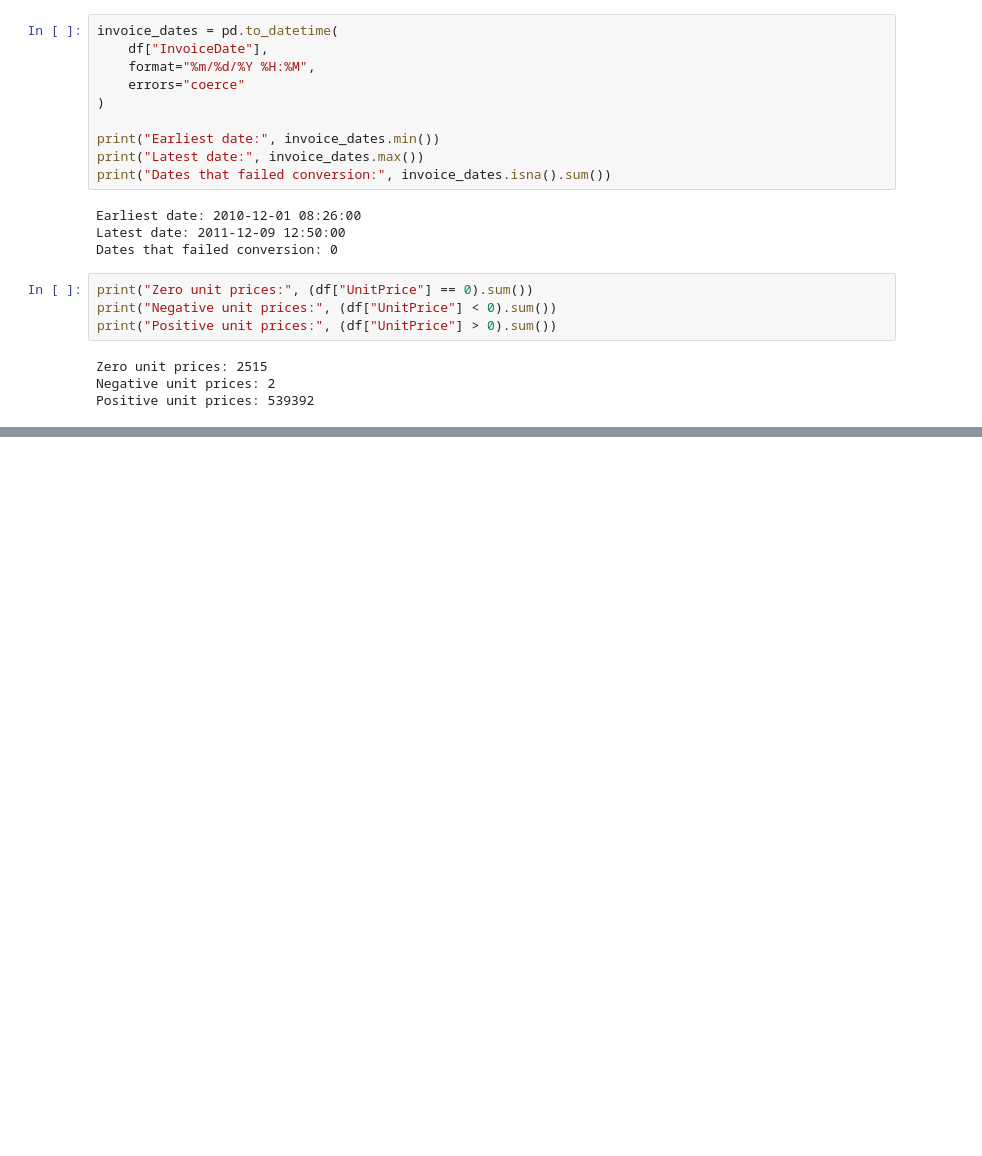
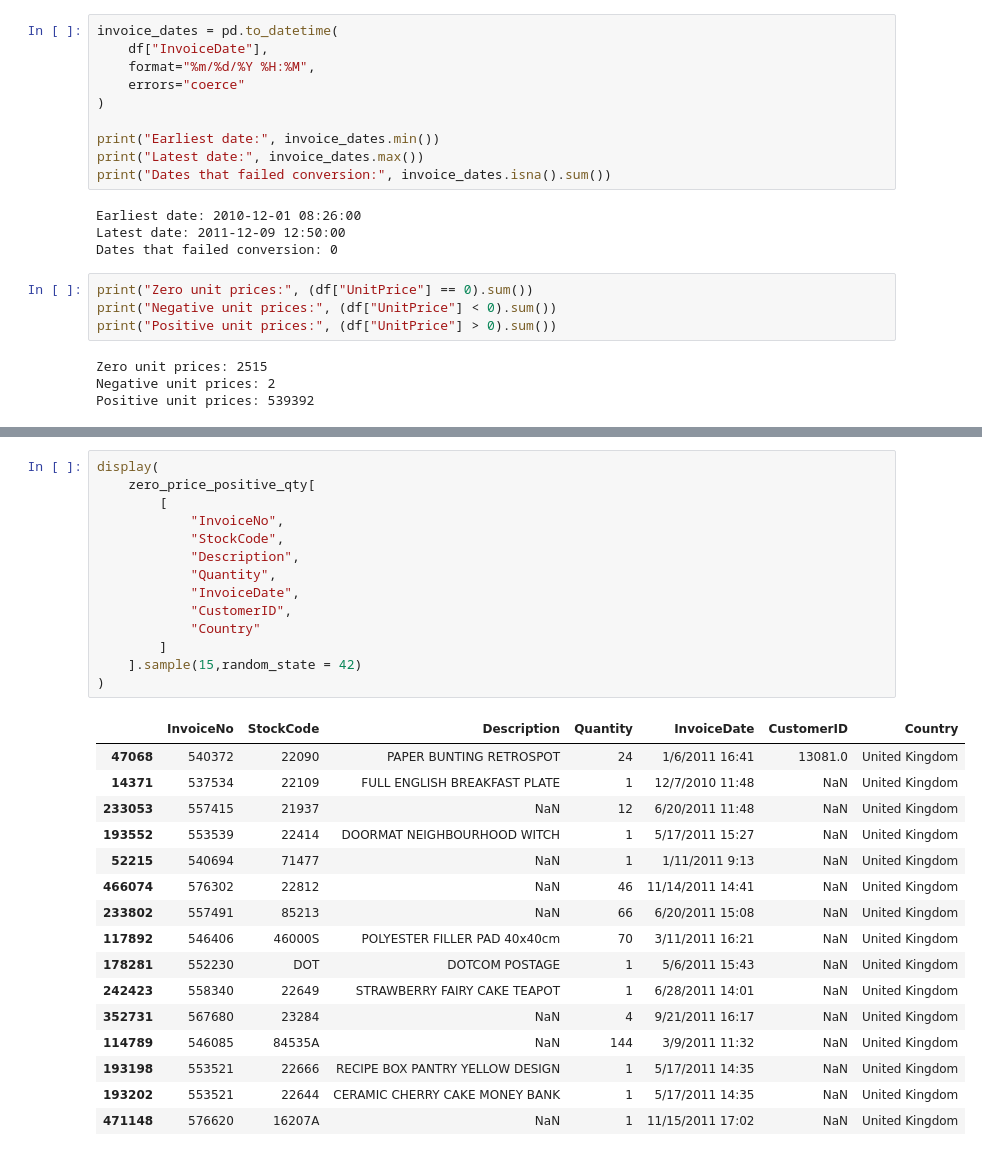
Before and after one commit to Advait795/Data_Eng_Prac_Projects, a Jupyter notebook: supplier-sales-data-platform/notebooks/01_source_assessment.ipynb, the cells around one changed output, grey strips where cells are left out. Drawn from its saved outputs; the diff is of its cells as text; blank space fills up the shorter version.

```diff
--- a/supplier-sales-data-platform/notebooks/01_source_assessment.ipynb
+++ b/supplier-sales-data-platform/notebooks/01_source_assessment.ipynb
@@ -445,0 +699,31 @@ Positive unit prices: 539392
+# %%
+display(
+    zero_price_positive_qty[
+        [
+            "InvoiceNo",
+            "StockCode",
+            "Description",
+            "Quantity",
+            "InvoiceDate",
+            "CustomerID",
+            "Country"
+        ]
+    ].sample(15,random_state = 42)
+)
+# %% [output]
+|  | InvoiceNo | StockCode | Description | Quantity | InvoiceDate | CustomerID | Country |
+| 47068 | 540372 | 22090 | PAPER BUNTING RETROSPOT | 24 | 1/6/2011 16:41 | 13081.0 | United Kingdom |
+| 14371 | 537534 | 22109 | FULL ENGLISH BREAKFAST PLATE | 1 | 12/7/2010 11:48 | NaN | United Kingdom |
+| 233053 | 557415 | 21937 | NaN | 12 | 6/20/2011 11:48 | NaN | United Kingdom |
+| 193552 | 553539 | 22414 | DOORMAT NEIGHBOURHOOD WITCH | 1 | 5/17/2011 15:27 | NaN | United Kingdom |
+| 52215 | 540694 | 71477 | NaN | 1 | 1/11/2011 9:13 | NaN | United Kingdom |
+| 466074 | 576302 | 22812 | NaN | 46 | 11/14/2011 14:41 | NaN | United Kingdom |
+| 233802 | 557491 | 85213 | NaN | 66 | 6/20/2011 15:08 | NaN | United Kingdom |
+| 117892 | 546406 | 46000S | POLYESTER FILLER PAD 40x40cm | 70 | 3/11/2011 16:21 | NaN | United Kingdom |
+| 178281 | 552230 | DOT | DOTCOM POSTAGE | 1 | 5/6/2011 15:43 | NaN | United Kingdom |
+| 242423 | 558340 | 22649 | STRAWBERRY FAIRY CAKE TEAPOT | 1 | 6/28/2011 14:01 | NaN | United Kingdom |
+| 352731 | 567680 | 23284 | NaN | 4 | 9/21/2011 16:17 | NaN | United Kingdom |
+| 114789 | 546085 | 84535A | NaN | 144 | 3/9/2011 11:32 | NaN | United Kingdom |
+| 193198 | 553521 | 22666 | RECIPE BOX PANTRY YELLOW DESIGN | 1 | 5/17/2011 14:35 | NaN | United Kingdom |
+| 193202 | 553521 | 22644 | CERAMIC CHERRY CAKE MONEY BANK | 1 | 5/17/2011 14:35 | NaN | United Kingdom |
+| 471148 | 576620 | 16207A | NaN | 1 | 11/15/2011 17:02 | NaN | United Kingdom |
```
Also changed, not shown: parts of 33 cells of this notebook, 4 other files.
